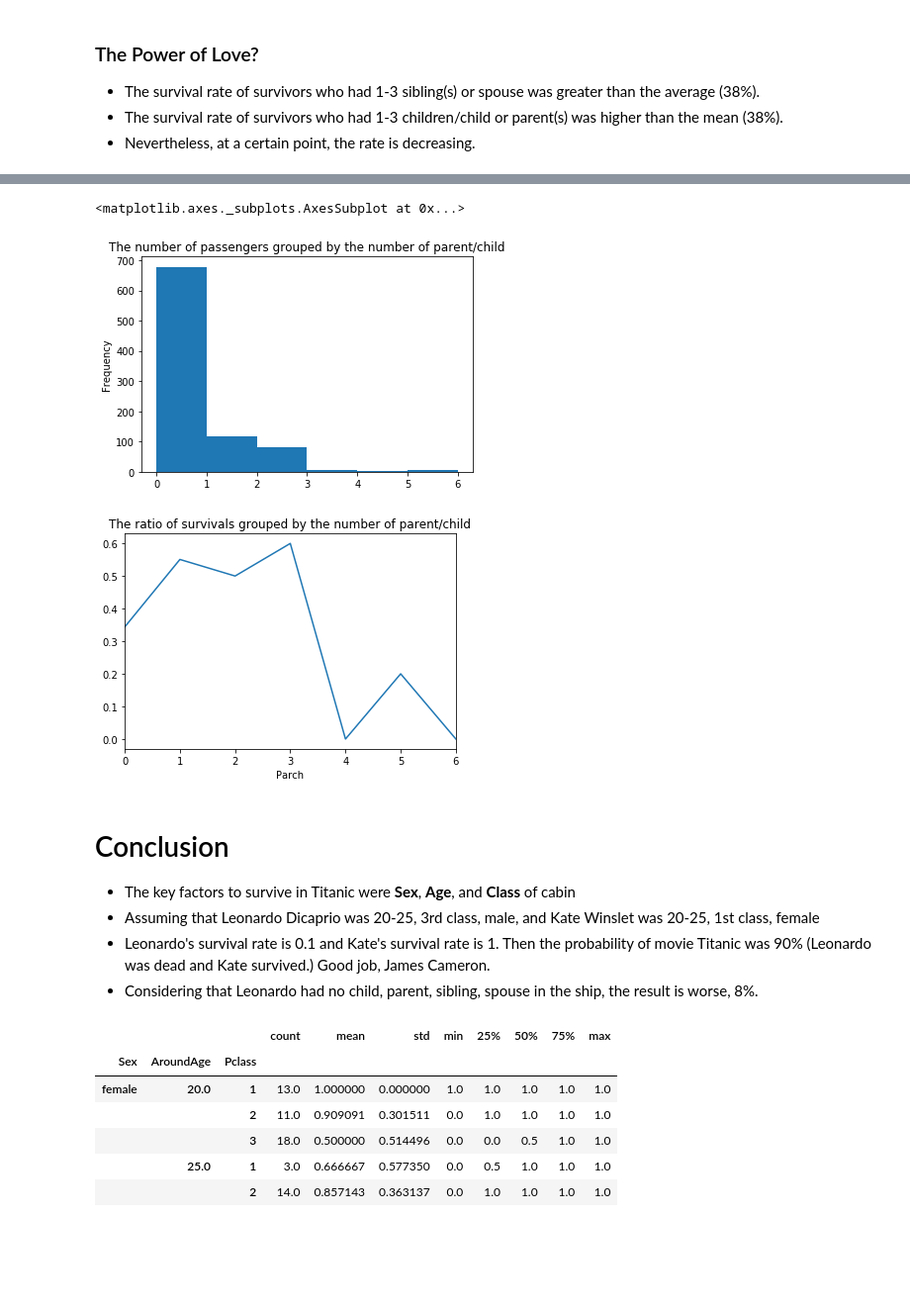
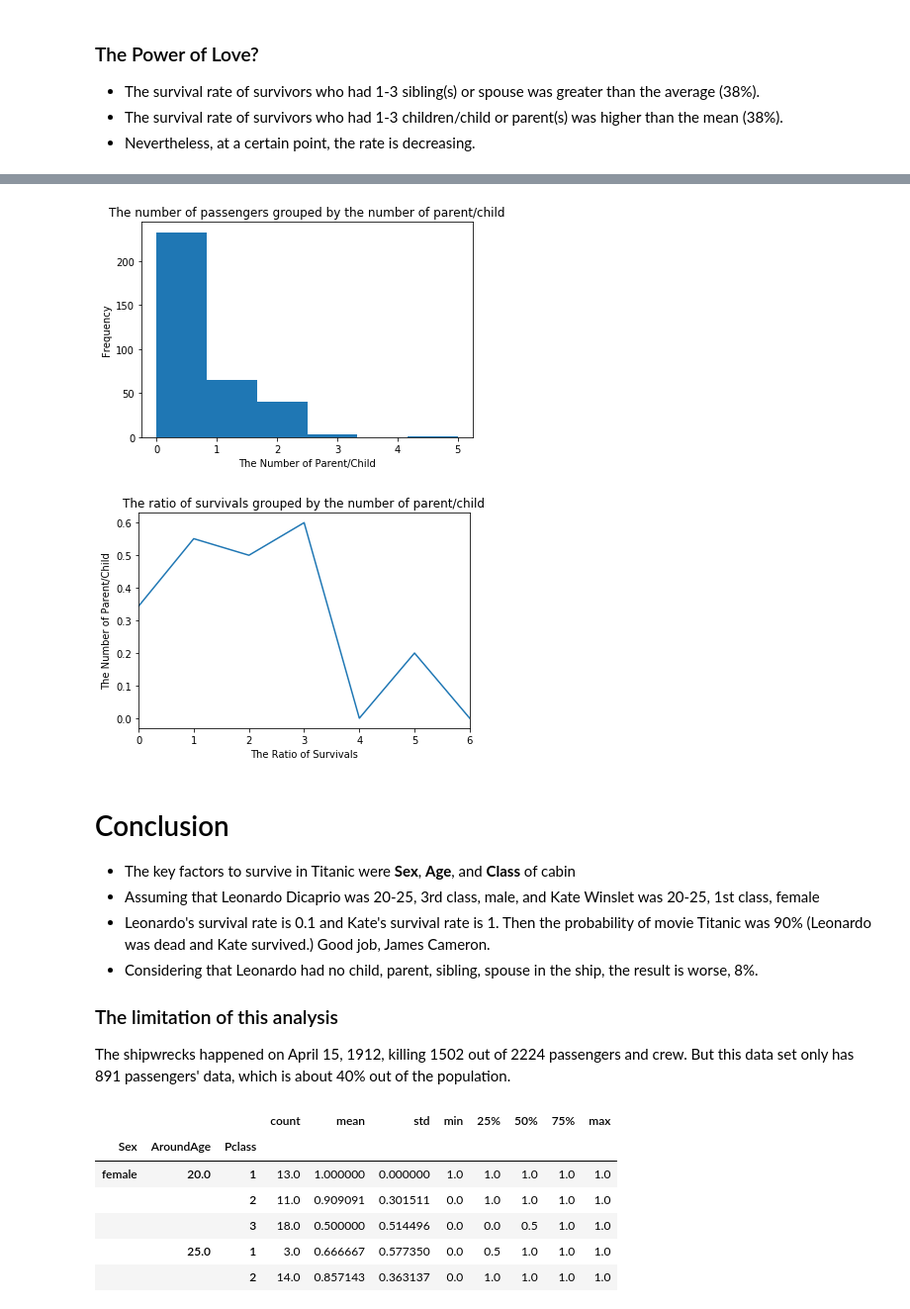
Before and after one commit to marcosdeseul/data-analysis, a Jupyter notebook: titanic-data-analysis/Titanic data.ipynb, the cells around one changed output, grey strips where cells are left out. Shown at 99% size. Cells and saved outputs as stored; diff of their text form; code cells hidden in the pictures; blank space fills up the shorter version.

Commit message:
Add the limitation of this study and labels of axes

```diff
--- a/titanic-data-analysis/Titanic data.ipynb
+++ b/titanic-data-analysis/Titanic data.ipynb
@@ -73,3 +73,13 @@ def get_ratio_plot(target, title=None):
+# %%
+def get_histogram_plot(target, bins=10, title=None, xlabel=None, dropna=False):
+    assert(title is not None)
+    assert(xlabel is not None)
+
+    target_df = df[df["Survived"] == 1][target]
+    if dropna:
+        target_df = target_df.dropna()
+    ax = target_df.plot(kind="hist", bins=bins, title=title)
+    ax.set(xlabel=xlabel)
 # %% [markdown]
 ### General Information
 
@@ -329,12 +362,17 @@ get_ratio_plot("SibSp", title="The ratio of survivals grouped by the number of s
 # %%
-df["Parch"].plot(kind="hist", bins=6, title="The number of passengers grouped by the number of parent/child")
+get_histogram_plot("Parch",
+                   bins=6,
+                   title="The number of passengers grouped by the number of parent/child",
+                   xlabel="The Number of Parent/Child")
 # %% [output]
-<matplotlib.axes._subplots.AxesSubplot at 0x...>
-[figure, old version]
+[figure, new version]
 # %%
-get_ratio_plot("Parch", title="The ratio of survivals grouped by the number of parent/child")
+get_ratio_plot("Parch",
+               title="The ratio of survivals grouped by the number of parent/child",
+               xlabel="The Ratio of Survivals",
+               ylabel="The Number of Parent/Child")
 # %% [output]
-[figure, old version]
+[figure, new version]
 # %% [markdown]
 # Conclusion
 
@@ -342,6 +380,10 @@ get_ratio_plot("Parch", title="The ratio of survivals grouped by the number of p
 - Assuming that Leonardo Dicaprio was 20-25, 3rd class, male, and Kate Winslet was 20-25, 1st class, female
 - Leonardo's survival rate is 0.1 and Kate's survival rate is 1. Then the probability of movie Titanic was 90% (Leonardo was dead and Kate survived.) Good job, James Cameron.
 - Considering that Leonardo had no child, parent, sibling, spouse in the ship, the result is worse, 8%.
+
+### The limitation of this analysis
+
+The shipwrecks happened on April 15, 1912, killing 1502 out of 2224 passengers and crew. But this data set only has 891 passengers' data, which is about 40% out of the population.
 # %%
 df.groupby(["Sex", "AroundAge", "Pclass"])["Survived"].describe()[11:20]
 # %% [output]
```
Also changed, not shown: parts of 13 cells of this notebook, 2 other files.
